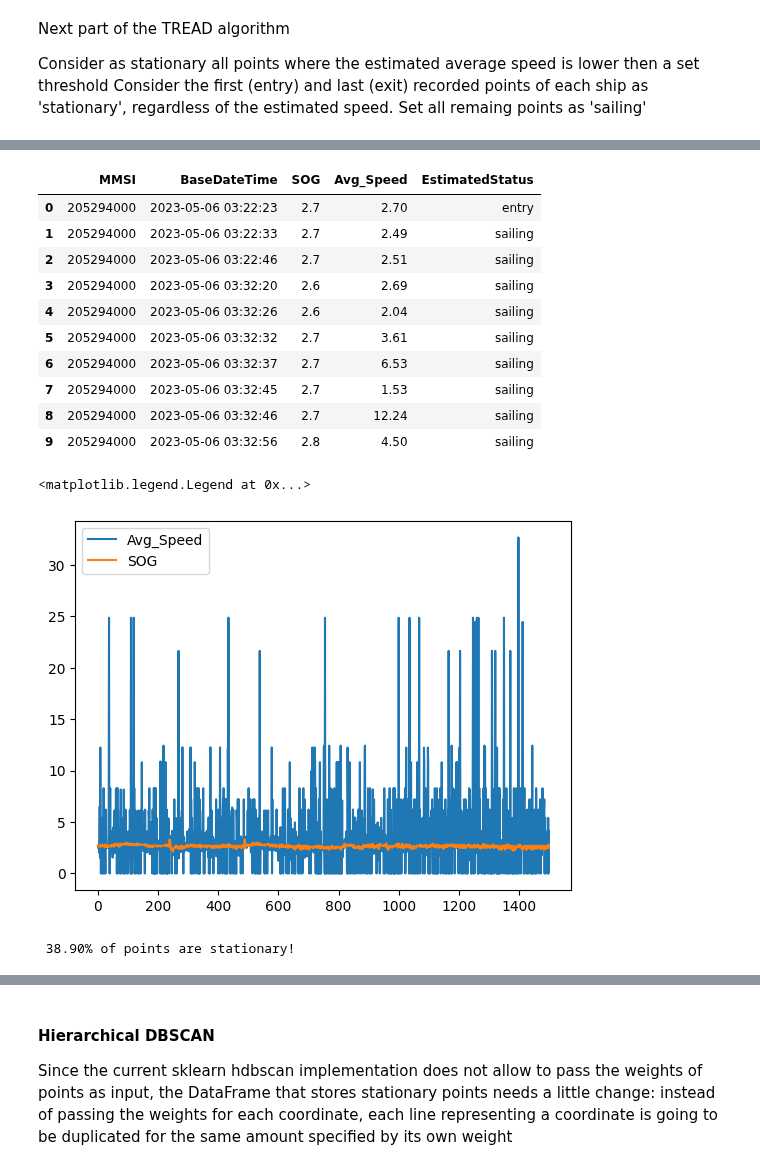
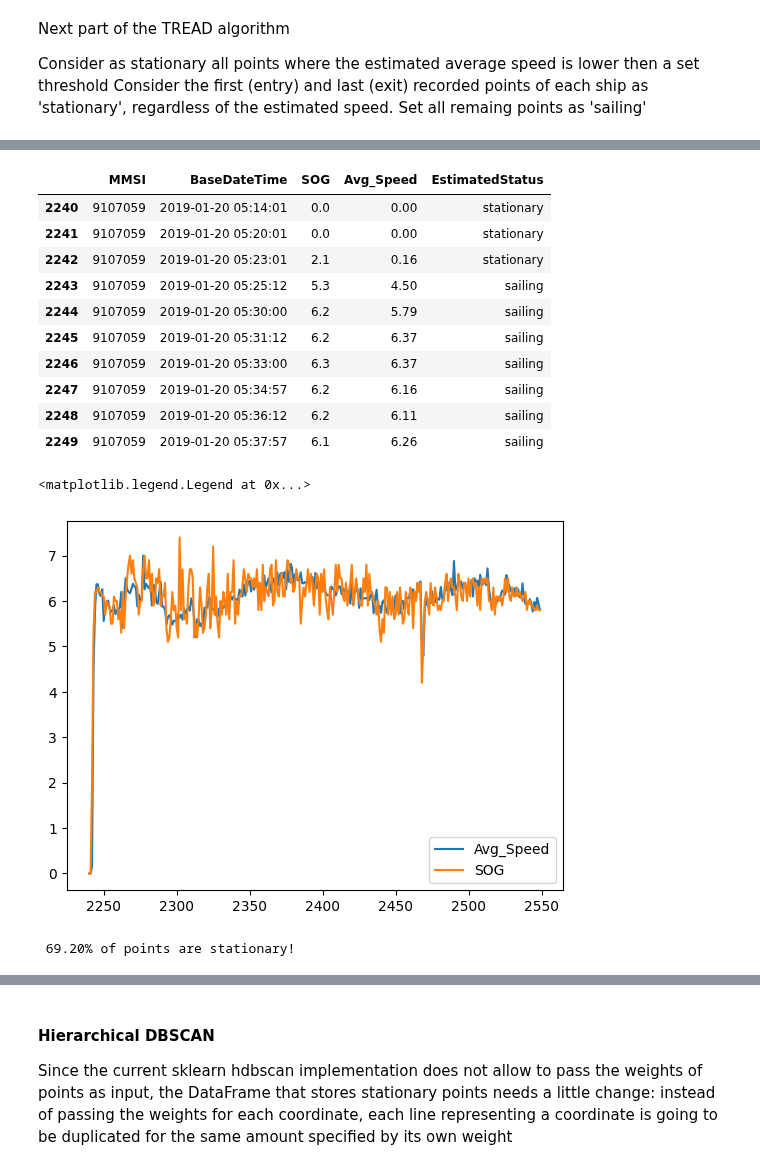
Before and after one commit to Accazeta/AIS_data_analysis, a Jupyter notebook: src/TREAD.ipynb, the cells around one changed output, grey strips where cells are left out. Drawn from its saved outputs; the diff is of its cells as text; code cells hidden in the pictures.

Commit message:
Revert "Added support for a different dataset (Denmark)"
This reverts commit 681546e3a82d548b8cdc5a4e1bfa7d531188c00f.

```diff
--- a/src/TREAD.ipynb
+++ b/src/TREAD.ipynb
@@ -24,10 +23,8 @@ import plotly.graph_objects as go
 # %% [markdown]
 Import source csv into a dataframe
 # %%
-FILE_NAME_HAWAII = '2019_01-03.csv'
-FILE_NAME_DENMARK = 'cleaned_denmark_2023-06-05_point-based.parquet'
-#clean_df = p.read_csv(c.FOLDER_PATH + FILE_NAME_HAWAII)
-clean_df = p.read_parquet(c.FOLDER_PATH + c.DENMARK + FILE_NAME_DENMARK)
+FILE_NAME = '2019_01-03.csv'
+clean_df = p.read_csv(c.FOLDER_PATH + FILE_NAME)
 print(f'Dataframe shape: {clean_df.shape}')
 print(clean_df.columns)
 print(clean_df.shape)
@@ -76,11 +73,11 @@ optimized_df['CallSign'] = clean_df['CallSign'].astype(p.StringDtype())
 
 # VesselType - from float64 to int16. Following AIS specification, VesselType maximum value is around 1000
 clean_df['VesselType'] = clean_df['VesselType'].fillna(value=0) # replaces all None values with zero.
-optimized_df['VesselType'] = clean_df['VesselType'].astype('category')
+optimized_df['VesselType'] = clean_df['VesselType'].astype('int16')
 
 # Status - from float64 to int8. Following AIS specification, there are 16 (0-15) status codes
 clean_df['Status'] = clean_df['Status'].fillna(value=99) # since 0 is a valid status code, 99 is used as a placeholder for None values
-optimized_df['Status'] = clean_df['Status'].astype('category')
+optimized_df['Status'] = clean_df['Status'].astype('int8')
 
 # Length - from float64 to int16. Any floating point value is truncated to the closest integer.
 # This is done on purpouse as an error of fractions of a meter is bearable.
@@ -97,7 +94,7 @@ optimized_df['Draft'] = clean_df['Draft'].astype('float32')
 
 # Cargo - from float64 to int16. Similar to VesselType
 clean_df['Cargo'] = clean_df['Cargo'].fillna(value=0)
-optimized_df['Cargo'] = clean_df['Cargo'].astype('category')
+optimized_df['Cargo'] = clean_df['Cargo'].astype('int16')
 
 # TransceiverClass - from string object to boolean. The new column ('IsClassA') holds True if the transceiver
 # is of type 'class A', false if it is of type 'class B'
@@ -309,25 +321,24 @@ gc.collect()
 # %%
 # print a dataframe and some points just to check the result
-#interval = range(2240,2550)
-interval = range(0,1500)
+interval = range(2240,2550)
 display(V_s[2].loc[interval, ['MMSI', 'BaseDateTime', 'SOG', 'Avg_Speed', 'EstimatedStatus']].head(10))
 plt.plot(V_s[2].loc[interval,'Avg_Speed'])
 plt.plot(V_s[2].loc[interval,'SOG'])
 plt.legend(['Avg_Speed', 'SOG'])
 # %% [output]
 |  | MMSI | BaseDateTime | SOG | Avg_Speed | EstimatedStatus |
-| 0 | 205294000 | 2023-05-06 03:22:23 | 2.7 | 2.70 | entry |
-| 1 | 205294000 | 2023-05-06 03:22:33 | 2.7 | 2.49 | sailing |
-| 2 | 205294000 | 2023-05-06 03:22:46 | 2.7 | 2.51 | sailing |
-| 3 | 205294000 | 2023-05-06 03:32:20 | 2.6 | 2.69 | sailing |
-| 4 | 205294000 | 2023-05-06 03:32:26 | 2.6 | 2.04 | sailing |
-| 5 | 205294000 | 2023-05-06 03:32:32 | 2.7 | 3.61 | sailing |
-| 6 | 205294000 | 2023-05-06 03:32:37 | 2.7 | 6.53 | sailing |
-| 7 | 205294000 | 2023-05-06 03:32:45 | 2.7 | 1.53 | sailing |
-| 8 | 205294000 | 2023-05-06 03:32:46 | 2.7 | 12.24 | sailing |
-| 9 | 205294000 | 2023-05-06 03:32:56 | 2.8 | 4.50 | sailing |
+| 2240 | 9107059 | 2019-01-20 05:14:01 | 0.0 | 0.00 | stationary |
+| 2241 | 9107059 | 2019-01-20 05:20:01 | 0.0 | 0.00 | stationary |
+| 2242 | 9107059 | 2019-01-20 05:23:01 | 2.1 | 0.16 | stationary |
+| 2243 | 9107059 | 2019-01-20 05:25:12 | 5.3 | 4.50 | sailing |
+| 2244 | 9107059 | 2019-01-20 05:30:00 | 6.2 | 5.79 | sailing |
+| 2245 | 9107059 | 2019-01-20 05:31:12 | 6.2 | 6.37 | sailing |
+| 2246 | 9107059 | 2019-01-20 05:33:00 | 6.3 | 6.37 | sailing |
+| 2247 | 9107059 | 2019-01-20 05:34:57 | 6.2 | 6.16 | sailing |
+| 2248 | 9107059 | 2019-01-20 05:36:12 | 6.2 | 6.11 | sailing |
+| 2249 | 9107059 | 2019-01-20 05:37:57 | 6.1 | 6.26 | sailing |
 <matplotlib.legend.Legend at 0x...>
-[figure, old version]
+[figure, new version]
 # %%
 # aggregate all the points back into a single dataframe
 concatDF = p.concat(V_s, ignore_index=True).copy()
@@ -345,7 +356,7 @@ stationaryDF.reset_index(inplace=True)
 
 print(f'{(stationaryDF.shape[0]/optimized_df.shape[0]) * 100: .2f}% of points are stationary!')
 # %% [output]
- 38.90% of points are stationary!
+ 69.20% of points are stationary!
 # %%
 # Some computationl tricks in order to save some time
 print(f'Currently there are {stationaryDF.shape[0]} stationary points!')
```
Also changed, not shown: parts of 15 cells of this notebook, 13 other files.
